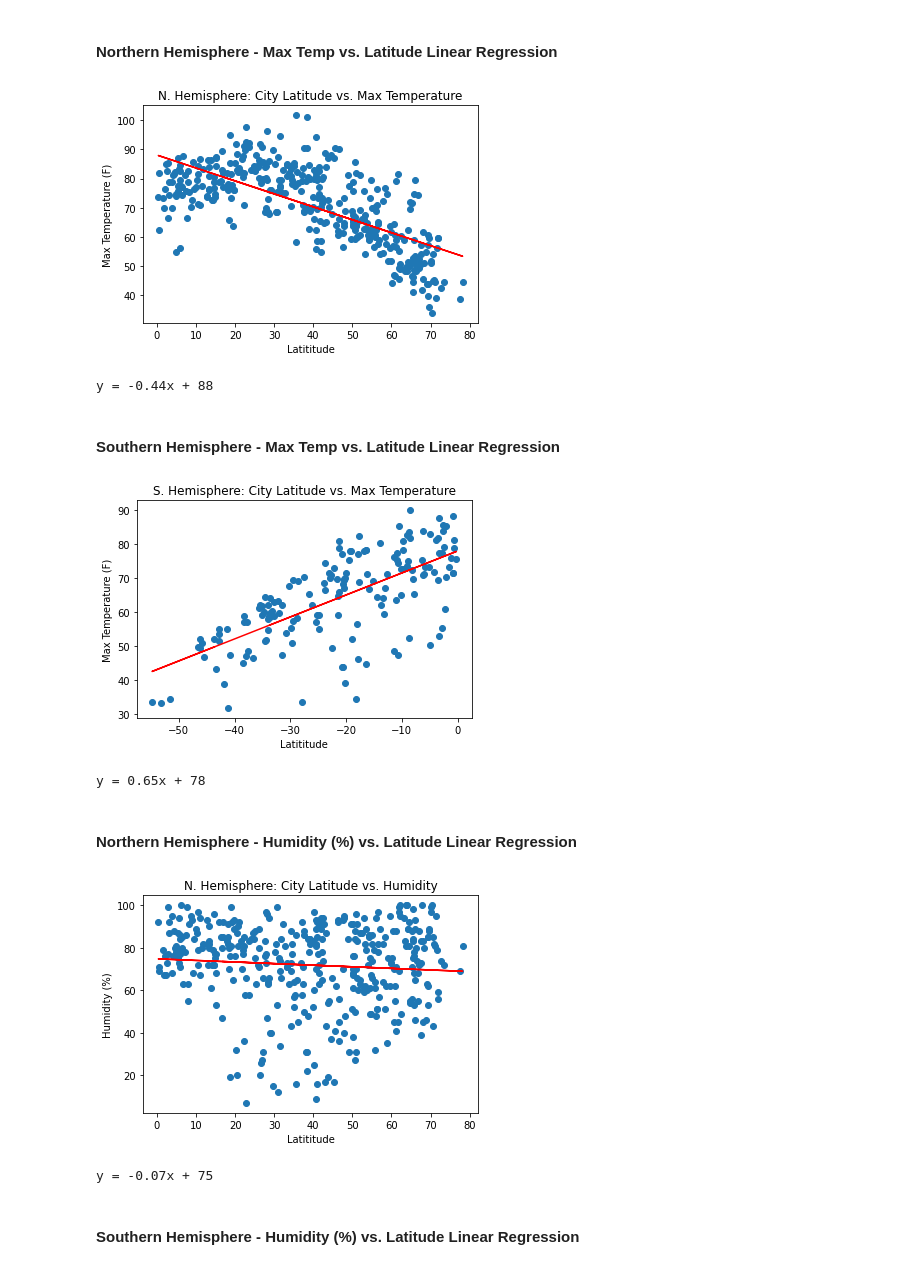
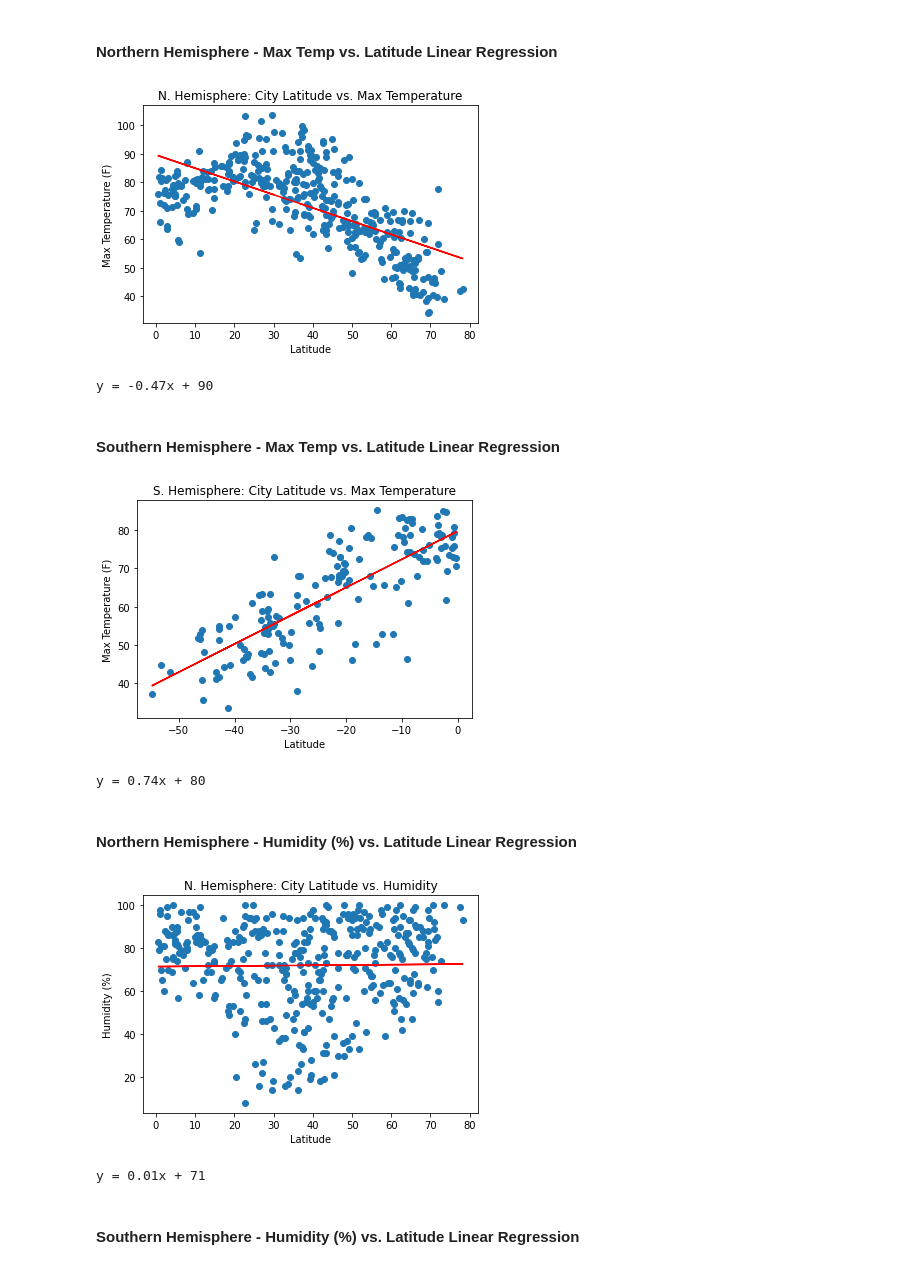
Before and after one commit to amberleeBME/python-api-challenge, a Jupyter notebook: WeatherPy/WeatherPy.ipynb, the cells around one changed output. Saved outputs shown, nothing was run; the diff lists cells and outputs as text; code cells hidden in the pictures.

```diff
--- a/WeatherPy/WeatherPy.ipynb
+++ b/WeatherPy/WeatherPy.ipynb
@@ -90,6 +90,8 @@ for each_city in cities:
         print(f"Processing city #{ind}: {each_city}")
     except:
         print(f"City #{ind} Not Found, Skipped")
+#   Wait 1 second before next API call
+    time.sleep(1)
 # %% [output]
 Beginning Data Retrieval
 -----------------------------
@@ -251,7 +261,7 @@ line_eq=f'y = {round(slope,2)}x + {round(intercept)}'
 plt.scatter(xvals,yvals)
 plt.plot(xvals, regressvals,"r-")
 plt.title('N. Hemisphere: City Latitude vs. Max Temperature')
-plt.xlabel('Latititude')
+plt.xlabel('Latitude')
 plt.ylabel('Max Temperature (F)')
 
 plt.savefig("../output_data/Regress_N_LatTemp.png")
@@ -259,8 +269,8 @@ plt.savefig("../output_data/Regress_N_LatTemp.png")
 plt.show()
 print(line_eq)
 # %% [output]
-[figure, old version]
+[figure, new version]
-y = -0.44x + 88
+y = -0.47x + 90
 # %% [markdown]
 ####  Southern Hemisphere - Max Temp vs. Latitude Linear Regression
 # %%
@@ -274,7 +284,7 @@ line_eq=f'y = {round(slope,2)}x + {round(intercept)}'
 plt.scatter(xvals,yvals)
 plt.plot(xvals, regressvals,"r-")
 plt.title('S. Hemisphere: City Latitude vs. Max Temperature')
-plt.xlabel('Latititude')
+plt.xlabel('Latitude')
 plt.ylabel('Max Temperature (F)')
 
 plt.savefig("../output_data/Regress_S_LatTemp.png")
@@ -282,31 +292,31 @@ plt.savefig("../output_data/Regress_S_LatTemp.png")
 plt.show()
 print(line_eq)
 # %% [output]
-[figure, old version]
+[figure, new version]
-y = 0.65x + 78
+y = 0.74x + 80
 # %% [markdown]
 ####  Northern Hemisphere - Humidity (%) vs. Latitude Linear Regression
 # %%
 xvals=n_weather_data['Lat']
 yvals=n_weather_data['Humidity']
 
 (slope, intercept, rvalue, pvalue, stderr)=stats.linregress(xvals,yvals)
 regressvals=xvals*slope + intercept
 line_eq=f'y = {round(slope,2)}x + {round(intercept)}'
 
 plt.scatter(xvals,yvals)
 plt.plot(xvals, regressvals,"r-")
 plt.title('N. Hemisphere: City Latitude vs. Humidity')
-plt.xlabel('Latititude')
+plt.xlabel('Latitude')
 plt.ylabel('Humidity (%)')
 
 plt.savefig("../output_data/Regress_N_LatHumidity.png")
 
 plt.show()
 print(line_eq)
 # %% [output]
-[figure, old version]
+[figure, new version]
-y = -0.07x + 75
+y = 0.01x + 71
 # %% [markdown]
 ####  Southern Hemisphere - Humidity (%) vs. Latitude Linear Regression
 # %%
```
Also changed, not shown: parts of 13 cells of this notebook.
